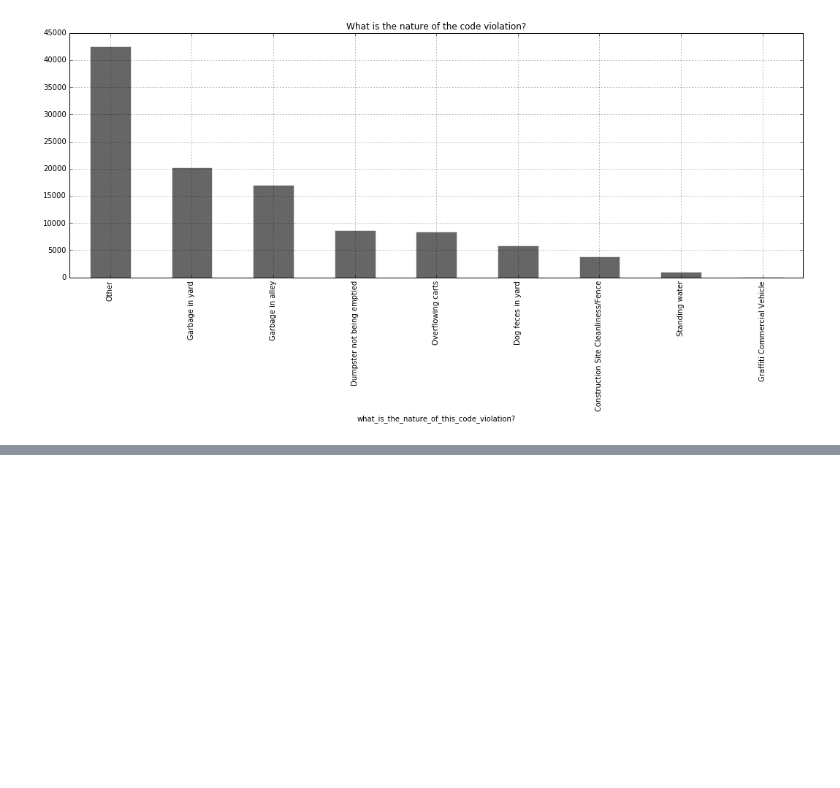
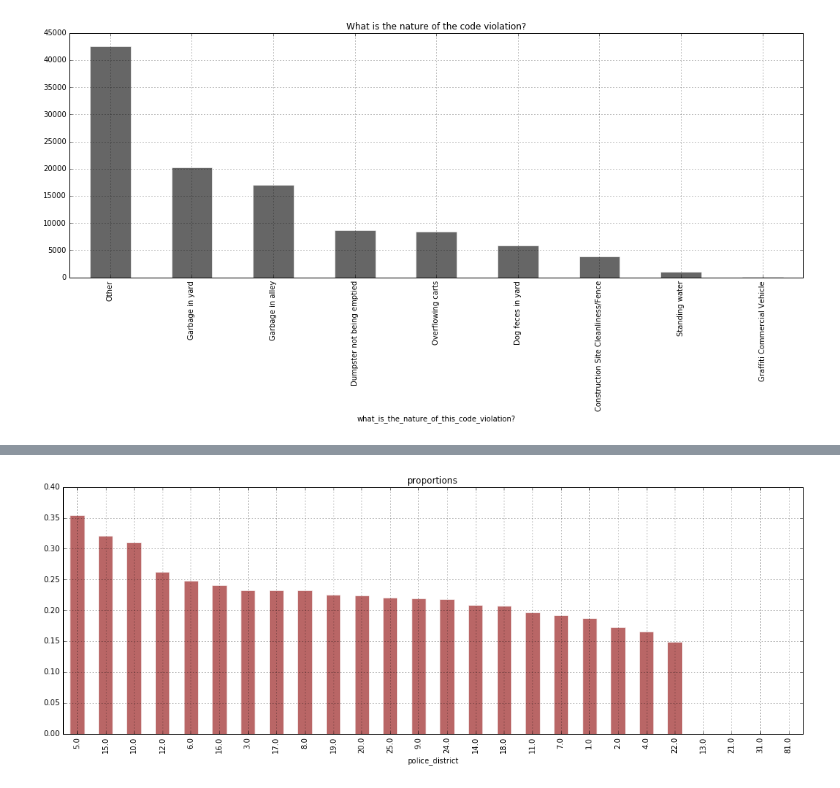
Before and after one commit to angelok1/cs109project, a Jupyter notebook: business-crime-sanitation.ipynb, the cells around one changed output, grey strips where cells are left out. Cells and saved outputs as stored; diff of their text form; code cells hidden in the pictures; blank space fills up the shorter version.

Commit message:
add proportions

```diff
--- a/business-crime-sanitation.ipynb
+++ b/business-crime-sanitation.ipynb
@@ -291,0 +322,6 @@ bar_plot(df=df_sanitation, var_name='what_is_the_nature_of_this_code_violation?'
+# %%
+# Transform column headers to lower case
+rest.columns = map(str.lower, rest.columns)
+
+# Replace whitespace in headers
+rest.columns = [x.strip().replace(' ', '_') for x in rest.columns]
@@ -291,0 +337,10 @@ bar_plot(df=df_sanitation, var_name='what_is_the_nature_of_this_code_violation?'
+# %%
+# Reformate licence id
+rest['license_#'] = rest['license_#'].astype(int)
+rest['license_id'] = rest['license_#']
+# %%
+# Left join
+df_merge = pd.merge(df_business, rest.loc[:, ['license_id', 'y']], how='left', on=['license_id', 'license_id'])
+# %%
+df_merge['inspection'] = 0
+df_merge['inspection'][((df_merge['y'] == 1) | (df_merge['y'] == 0))] = 1
@@ -291,0 +367,14 @@ bar_plot(df=df_sanitation, var_name='what_is_the_nature_of_this_code_violation?'
+# %%
+# Group by
+df_merge['count'] = 1
+group = df_merge.groupby('police_district')
+group = group.sum()
+group['prop'] = group['y'] / group['inspection']
+group = group.sort_values('prop', ascending=False)
+group = group['prop']
+
+# Plot
+plt = group.plot(kind='bar', color='darkred', alpha=0.6, edgecolor='white', title='proportions', figsize=(18, 6))
+plt.grid()
+# %% [output]
+[figure, added]
```
Also changed, not shown: parts of 9 cells of this notebook.
